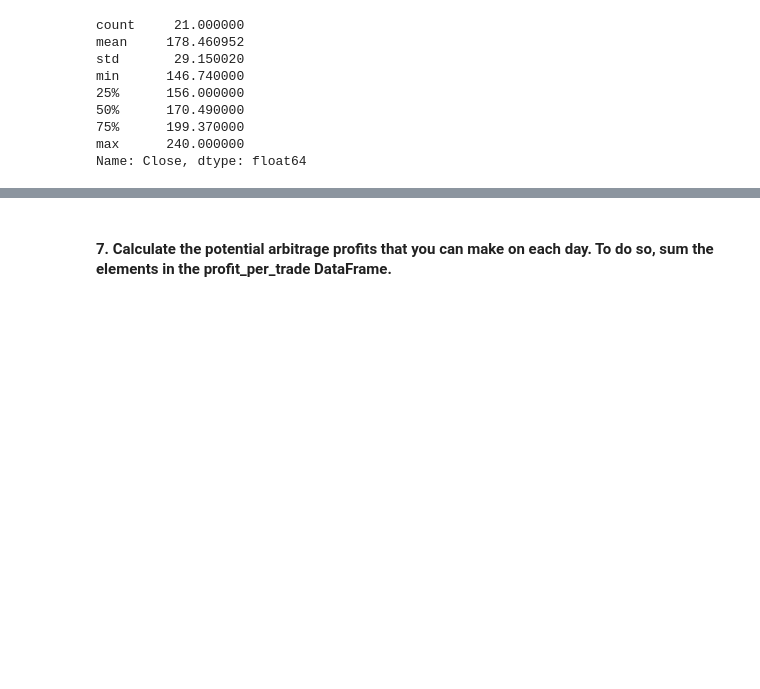
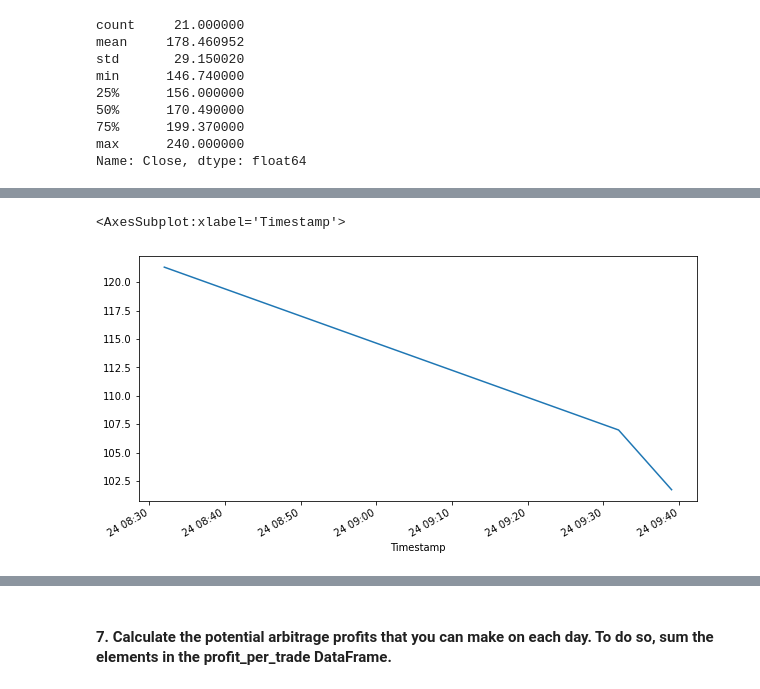
Before and after one commit to ForrestSurles/Bitcoin_Exchange_Arbitrage_Analysis, a Jupyter notebook: crypto_arbitrage.ipynb, the cells around one changed output, grey strips where cells are left out. Drawn from its saved outputs; the diff is of its cells as text; code cells hidden in the pictures; blank space fills up the shorter version.

```diff
--- a/crypto_arbitrage.ipynb
+++ b/crypto_arbitrage.ipynb
@@ -666,0 +725,6 @@ Name: Close, dtype: float64
+# %%
+# Plot the results for the middle profit per trade DataFrame
+profit_per_trade_middle.plot(figsize=(10,5))
+# %% [output]
+<AxesSubplot:xlabel='Timestamp'>
+[figure, added]
```
Also changed, not shown: parts of 21 cells of this notebook.
